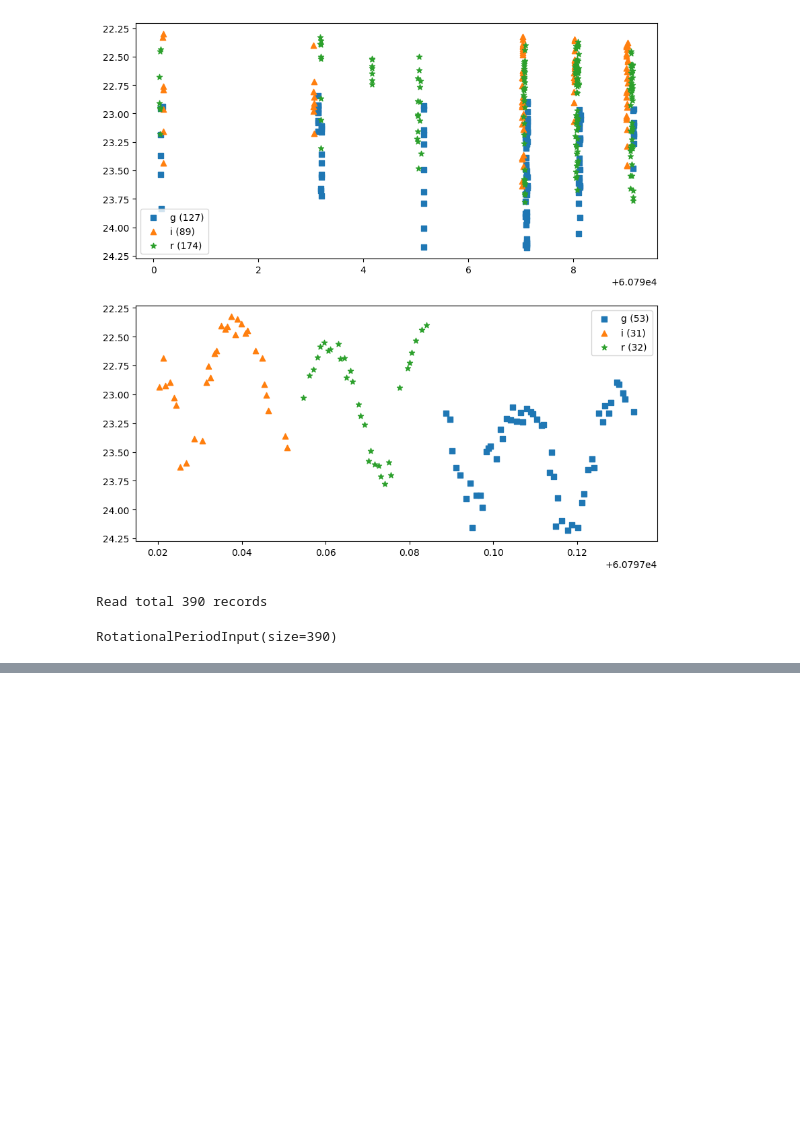
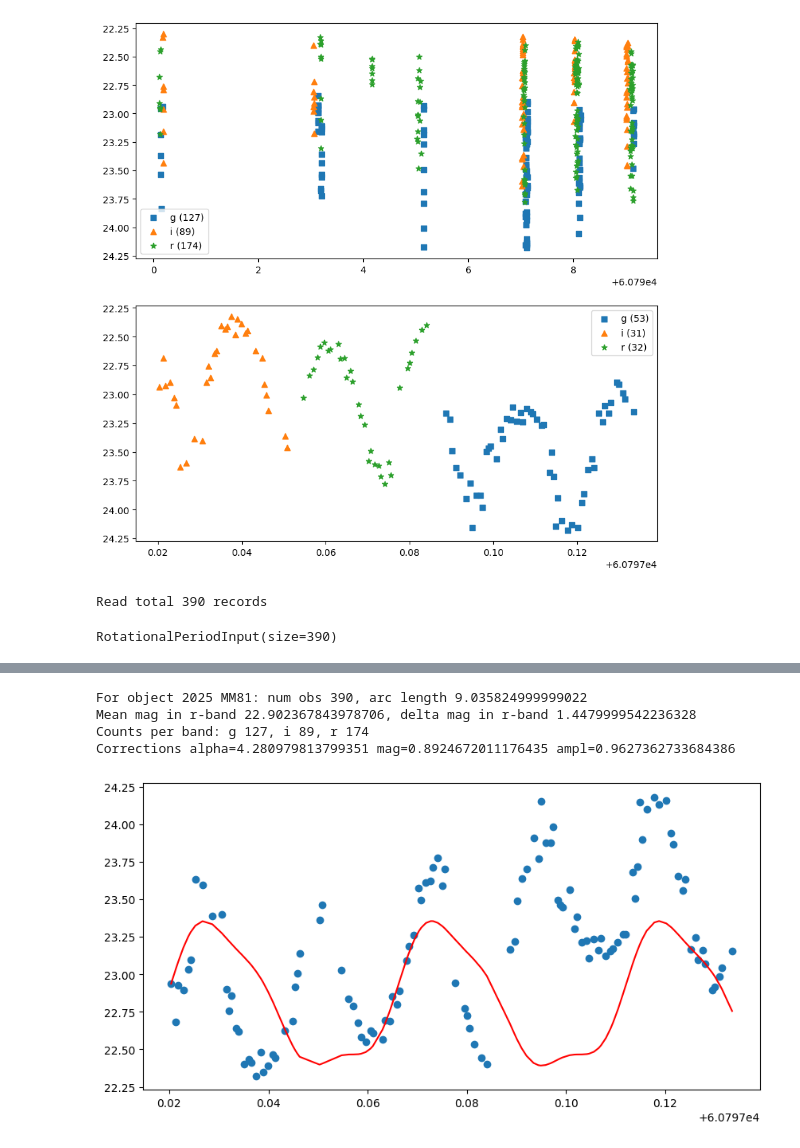
Before and after one commit to HoodedCrow/adam_core, a Jupyter notebook: examples/rotation_period.ipynb, the cells around one changed output, grey strips where cells are left out. Saved outputs shown, nothing was run; the diff lists cells and outputs as text; code cells hidden in the pictures; blank space fills up the shorter version.

```diff
--- a/examples/rotation_period.ipynb
+++ b/examples/rotation_period.ipynb
@@ -301,19 +301,24 @@ def run_fourier(observation_table: pa.Table, range_inputs: RotationalPeriodInput
     weights = 1/(np.array([float(w) for w in observation_table["rmsmag"]]) ** 2)
 
     # Page 7: for each k, find freq that gives minumum sigma2 for that k
+    result = []
     for k in range(2, 7):
         best_sigma2 = np.inf
         best_fit = None
         best_freq = np.inf
+        best_size = np.inf
         for f in freqs:
             X, sigma2, n_incl = _fit_fourier(f, k, observed_mags, observed_time, alpha, observation_table["band"], weights)
             if sigma2 < best_sigma2:
                 best_sigma2 = sigma2
                 best_fit = X
                 best_freq = f
-        print(f"For k={k} got best freq {best_freq} with sigma={best_sigma2} H={best_fit[-3:]} -> period = {24.0 / best_freq} h")
+                best_size = n_incl
+        print(f"For k={k} got best freq {best_freq} with sigma={best_sigma2} H={best_fit[-3:]} N={best_size} -> period = {24.0 / best_freq} h")
+        result.append((k, best_sigma2, best_freq, best_fit, best_size))
+    return result
 # %%
-run_fourier(mm81_selection, mm81_inputs, mm81_obstime)
+fit_mm81 = run_fourier(mm81_selection, mm81_inputs, mm81_obstime)
 # %% [output]
 Alpha range 18.2055 - 22.3731
 Freqs count (135492,), arc length=9.035824999999022
@@ -324,0 +413,49 @@ AssertionError:
+# %%
+def viz_vs_data(id, day, inputs, id_fit):
+    k, sigma2, freq, values, size = id_fit
+    fig, ax = plt.subplots(1,1, figsize=(10, 5))
+    id_selection, id_obstime, id_otime, id_mag = subset_data(id, all_data)
+    id_obstime = id_obstime.to_numpy()
+    mag = id_selection["mag"].cast('float').to_numpy()
+    start_time = np.min(id_obstime) - 0.25
+    if day is not None:
+        start_time += day
+        index = (id_obstime > start_time) & (id_obstime < (start_time+1))
+    else:
+        index = np.array([True] * len(id_obstime))
+
+    alpha = np.deg2rad(inputs.angle)[0]
+    alpha_corr = values[0]*alpha + values[1]*alpha*alpha
+    helio_r = inputs.sun_range.to_numpy()[0]
+    topo_delta = inputs.obs_range.to_numpy()[0]
+    mag_corr = 5*np.log10(helio_r * topo_delta)
+
+
+    times = id_obstime[index] # np.linspace(np.min(id_obstime[index]), np.max(id_obstime[index]), num=100)
+    base = 2*np.pi*freq*times
+    G = np.zeros((len(times)))
+    assert len(values) == 2+k*2+3
+    for j in range(0, k):
+        arg = base * j
+        G += values[2+2*j]*np.cos(arg)
+        G += values[2+2*j+1]*np.sin(arg)
+        # print(f"A{j} -> {2+2*j}")
+    H_g = values[2+2*k]
+    H_i = values[2+2*k+1]
+    H_r = values[2+2*k+2]
+    G += H_r + alpha_corr + mag_corr
+    print(f"Corrections alpha={alpha_corr} mag={mag_corr} ampl={np.max(G)-np.min(G)}")
+
+    # index = range(100, 200)
+    ax.scatter(id_obstime[index], mag[index])
+    ax.plot(times, G, color="r")
+    ax.yaxis_inverted()
+    fig.show()
+
+viz_vs_data(mm81_id, 7, mm81_inputs, best_fit_mm81)
+# %% [output]
+For object 2025 MM81: num obs 390, arc length 9.035824999999022
+Mean mag in r-band 22.902367843978706, delta mag in r-band 1.4479999542236328
+Counts per band: g 127, i 89, r 174
+Corrections alpha=4.280979813799351 mag=0.8924672011176435 ampl=0.9627362733684386
+[figure, added]
```
Also changed, not shown: parts of 12 cells of this notebook.
